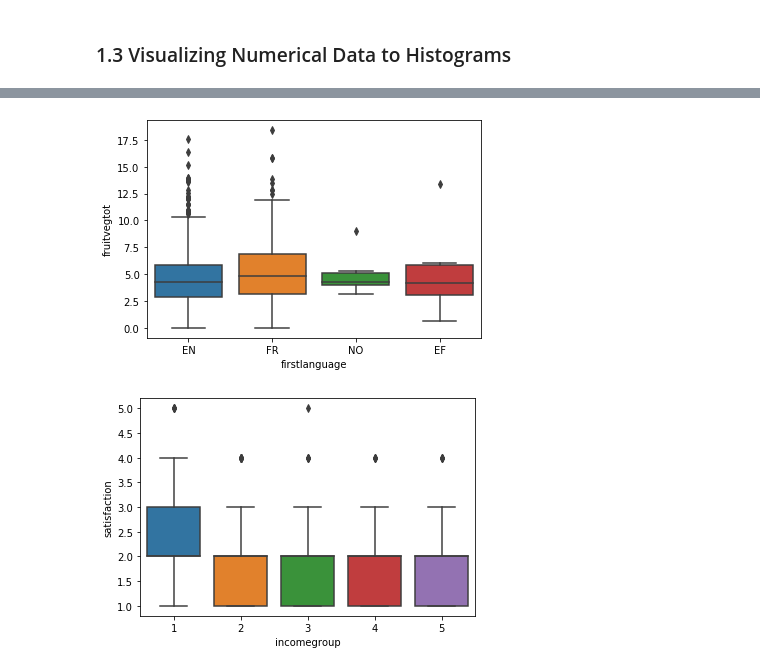
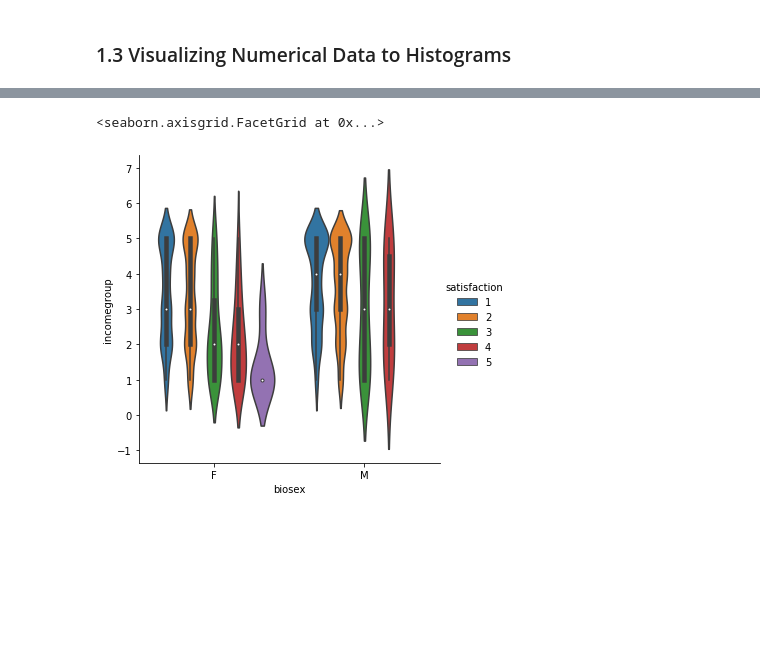
Before and after one commit to diegoarmaca/SocialDataSample, a Jupyter notebook: cchs.ipynb, the cells around one changed output, grey strips where cells are left out. Drawn from its saved outputs; the diff is of its cells as text; code cells hidden in the pictures; blank space fills up the shorter version.

```diff
--- a/cchs.ipynb
+++ b/cchs.ipynb
@@ -152,13 +151,13 @@ def write_column_summary_csv(data: np.array, column_name: str, outfile: TextIO)
     (Examples not required)
 
     '''
-    median = str(round(np.nanmedian(data[column_name]), 2))
-    if str(data[column_name].dtype).startswith("int"):
-        outfile.write(column_name + "," + median + ",," +'\n')
-    if str(data[column_name].dtype).startswith("float"):
-        mean = str(round(np.nanmean(data[column_name]), 2))
-        stdev = str(round(np.nanstd(data[column_name]),2))
-        outfile.write(column_name + "," + median + ',' + mean + ',' + stdev +'\n')
+    median = str(round(np.nanmedian(data[column_name]), 4))
+    if str(data[column_name].dtype).startswith('int'):
+        outfile.write(column_name + ',' + median + ',,\n')
+    if str(data[column_name].dtype).startswith('float'):
+        mean = str(round(np.nanmean(data[column_name]), 4))
+        stdev = str(round(np.nanstd(data[column_name]), 4))
+        outfile.write(column_name + ',' + median + ',' + mean + ',' + stdev + '\n')
 # %%
 if __name__ == "__main__":
 
@@ -289,9 +389,6 @@ sns.heatmap(corr, mask=mask, cmap=cmap, vmax=max_corr, center=0,
 # %%
 df = pd.DataFrame(data=CCHS)
-ax = sns.boxplot(x="firstlanguage", y="fruitvegtot", data=df)
+sns.catplot(x="biosex", y="incomegroup", hue="satisfaction", kind="violin", data=df)
 # %% [output]
+<seaborn.axisgrid.FacetGrid at 0x...>
-[figure, old version]
+[figure, new version]
-# %%
-ax = sns.boxplot(x="incomegroup", y="satisfaction", data=df)
-# %% [output]
-[figure, removed]
```
Also changed, not shown: parts of 31 cells of this notebook.
